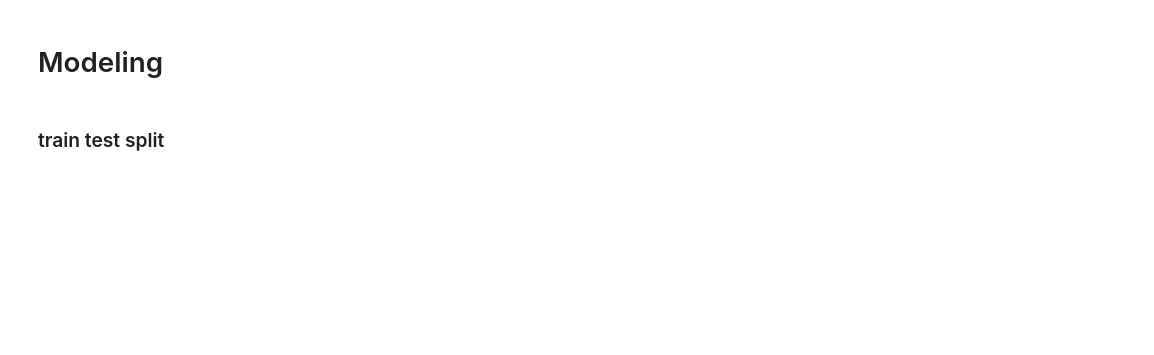
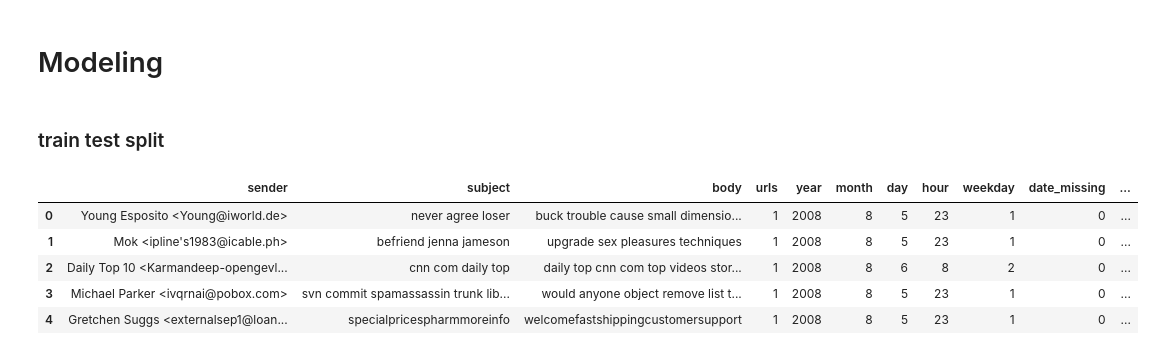
Before and after one commit to Freezyo7/Phishing_mail_detection, a Jupyter notebook: main.ipynb, the cells around one changed output. Saved outputs shown, nothing was run; the diff lists cells and outputs as text; code cells hidden in the pictures; blank space fills up the shorter version.

```diff
--- a/main.ipynb
+++ b/main.ipynb
@@ -163,7 +160,0 @@ df['body'] = df['body'].str.lower()
-# %%
-df['sender'] = df['sender'].str.lower()
-df['sender_domain'] = df['sender'].str.extract(r'@(.+)$')[0]
-# %%
-df['sender_domain'] = df['sender_domain'].fillna('unknown_domain')
-# %%
-df['text'] = df['subject'] + " " +df['body'] + " " + df['sender_domain']
@@ -280,6 +263,6 @@ Index(['sender', 'receiver', 'date', 'subject', 'body', 'label', 'urls',
       dtype='object')
 # %%
-drop_cols = ['sender', 'receiver', 'date', 'date_parsed', 'subject', 'body']
+drop_cols = ['receiver', 'date', 'date_parsed']
 df = df.drop(columns=drop_cols)
 # %%
 df.columns
@@ -349,3 +451,12 @@ plt.show()
 # %%
 X = df.drop('label', axis=1)
 y = df['label']
+# %%
+X.head()
+# %% [output]
+|  | sender | subject | body | urls | year | month | day | hour | weekday | date_missing | ... |
+| 0 | Young Esposito <Young@iworld.de> | never agree loser | buck trouble cause small dimensio... | 1 | 2008 | 8 | 5 | 23 | 1 | 0 | ... |
+| 1 | Mok <ipline's1983@icable.ph> | befriend jenna jameson | upgrade sex pleasures techniques | 1 | 2008 | 8 | 5 | 23 | 1 | 0 | ... |
+| 2 | Daily Top 10 <Karmandeep-opengevl... | cnn com daily top | daily top cnn com top videos stor... | 1 | 2008 | 8 | 6 | 8 | 2 | 0 | ... |
+| 3 | Michael Parker <ivqrnai@pobox.com> | svn commit spamassassin trunk lib... | would anyone object remove list t... | 1 | 2008 | 8 | 5 | 23 | 1 | 0 | ... |
+| 4 | Gretchen Suggs <externalsep1@loan... | specialpricespharmmoreinfo | welcomefastshippingcustomersupport | 1 | 2008 | 8 | 5 | 23 | 1 | 0 | ... |
```
Also changed, not shown: parts of 21 cells of this notebook.
